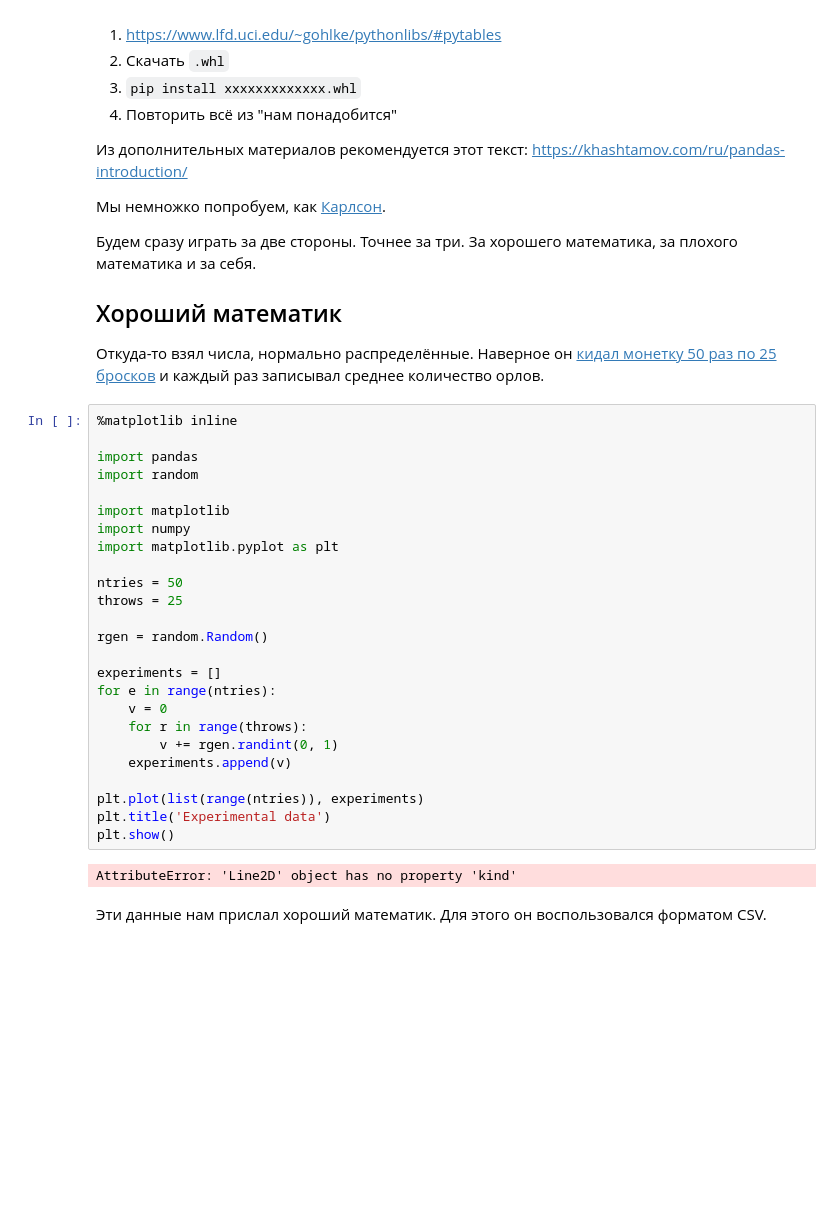
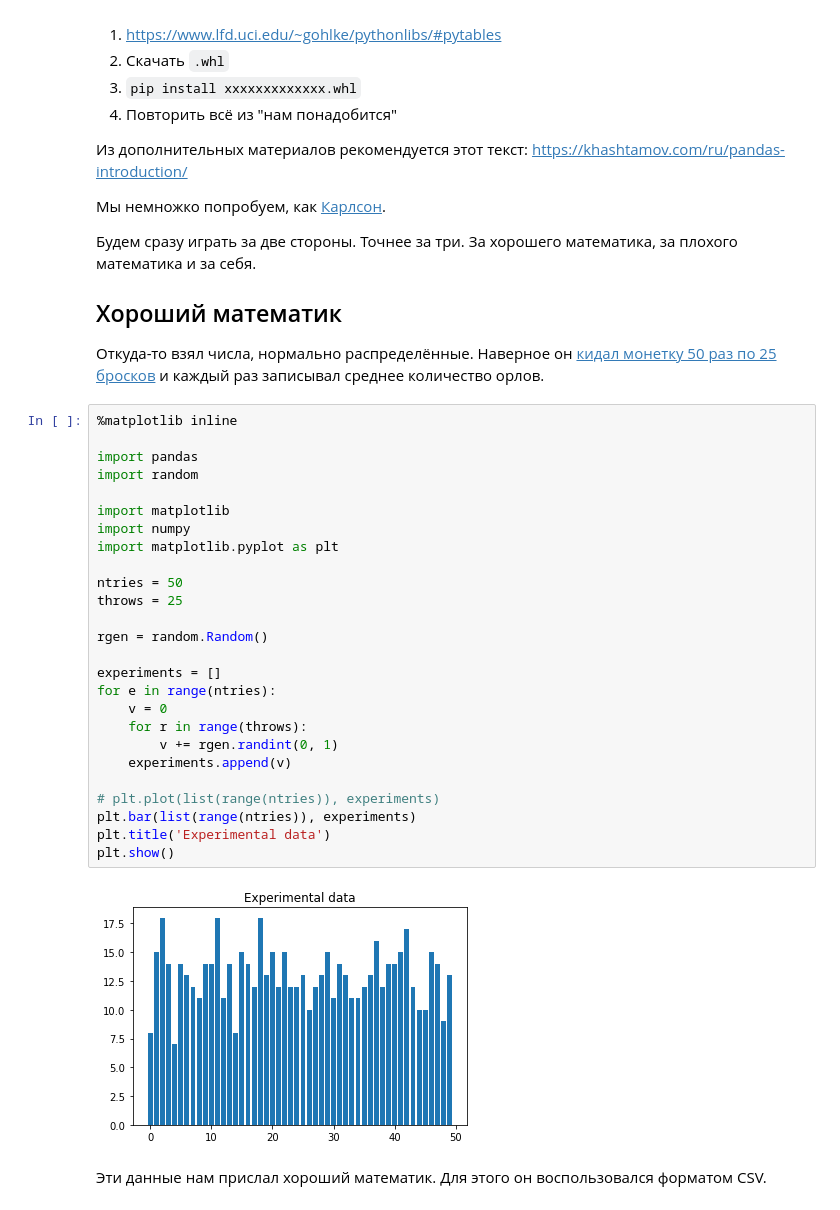
Before and after one commit to dluciv/python-intro-course, a Jupyter notebook: docs/jupiter-notebooks/09.pandas.ipynb, the cells around one changed output. Drawn from its saved outputs; the diff is of its cells as text; blank space fills up the shorter version.

```diff
--- a/docs/jupiter-notebooks/09.pandas.ipynb
+++ b/docs/jupiter-notebooks/09.pandas.ipynb
@@ -22,30 +22,31 @@
 # %%
 %matplotlib inline
 
 import pandas
 import random
 
 import matplotlib
 import numpy
 import matplotlib.pyplot as plt
 
 ntries = 50
 throws = 25
 
 rgen = random.Random()
 
 experiments = []
 for e in range(ntries):
     v = 0
     for r in range(throws):
         v += rgen.randint(0, 1)
     experiments.append(v)
 
-plt.plot(list(range(ntries)), experiments)
+# plt.plot(list(range(ntries)), experiments)
+plt.bar(list(range(ntries)), experiments)
 plt.title('Experimental data')
 plt.show()
 # %% [output]
-AttributeError: 'Line2D' object has no property 'kind'
+[figure, added]
 # %% [markdown]
 Эти данные нам прислал хороший математик. Для этого он воспользовался форматом CSV.
 # %%
```
Also changed, not shown: parts of 5 cells of this notebook.
